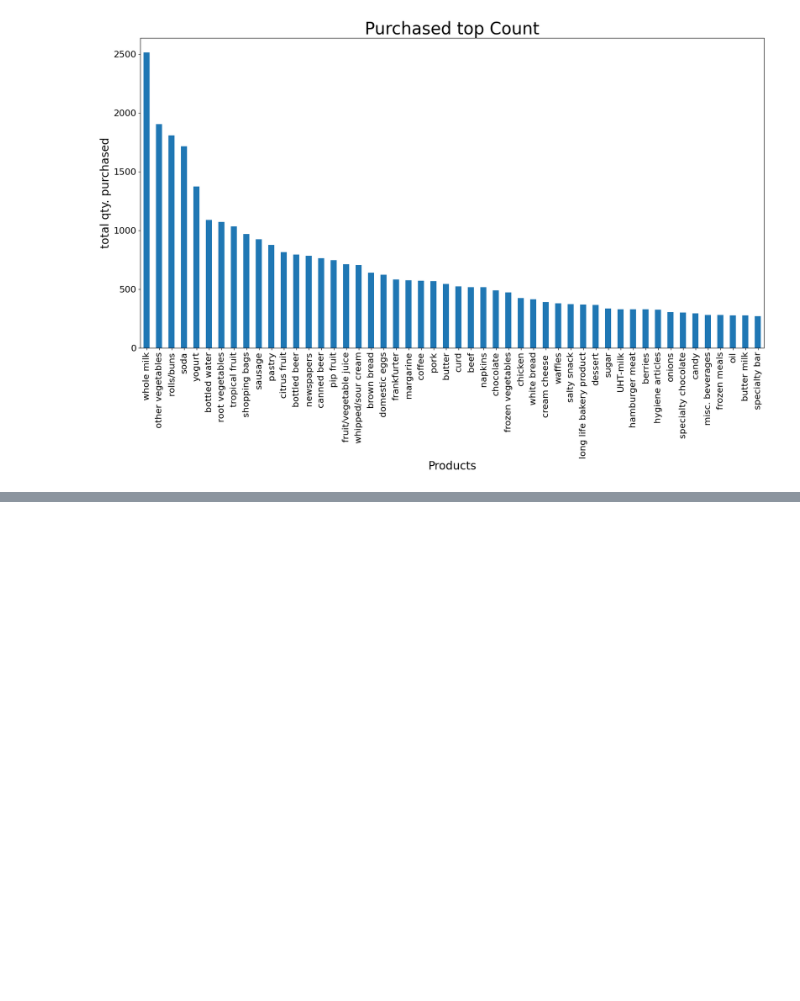
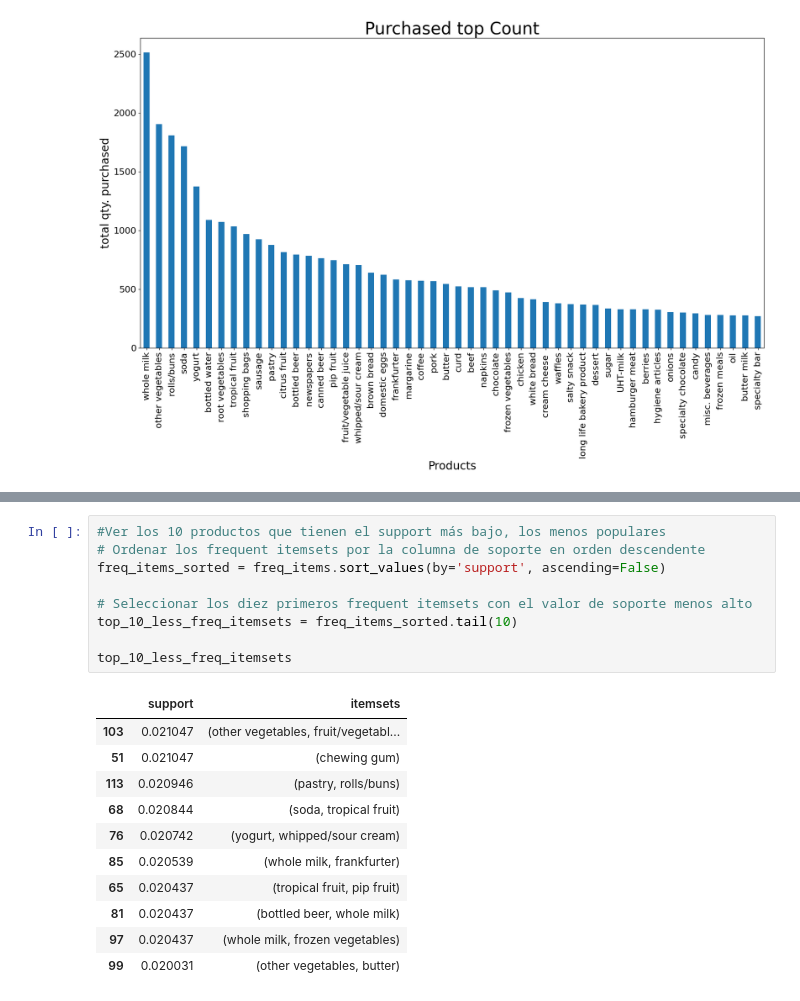
Before and after one commit to soletevendrell/dataanalytics, a Jupyter notebook: groceries.ipynb, the cells around one changed output, grey strips where cells are left out. Cells and saved outputs as stored; diff of their text form; blank space fills up the shorter version.

```diff
--- a/groceries.ipynb
+++ b/groceries.ipynb
@@ -190,0 +210,21 @@ freq_items.shape
+# %%
+#Ver los 10 productos que tienen el support más bajo, los menos populares
+# Ordenar los frequent itemsets por la columna de soporte en orden descendente
+freq_items_sorted = freq_items.sort_values(by='support', ascending=False)
+
+# Seleccionar los diez primeros frequent itemsets con el valor de soporte menos alto
+top_10_less_freq_itemsets = freq_items_sorted.tail(10)
+
+top_10_less_freq_itemsets
+# %% [output]
+|  | support | itemsets |
+| 103 | 0.021047 | (other vegetables, fruit/vegetabl... |
+| 51 | 0.021047 | (chewing gum) |
+| 113 | 0.020946 | (pastry, rolls/buns) |
+| 68 | 0.020844 | (soda, tropical fruit) |
+| 76 | 0.020742 | (yogurt, whipped/sour cream) |
+| 85 | 0.020539 | (whole milk, frankfurter) |
+| 65 | 0.020437 | (tropical fruit, pip fruit) |
+| 81 | 0.020437 | (bottled beer, whole milk) |
+| 97 | 0.020437 | (whole milk, frozen vegetables) |
+| 99 | 0.020031 | (other vegetables, butter) |
```
Also changed, not shown: parts of 37 cells of this notebook.
